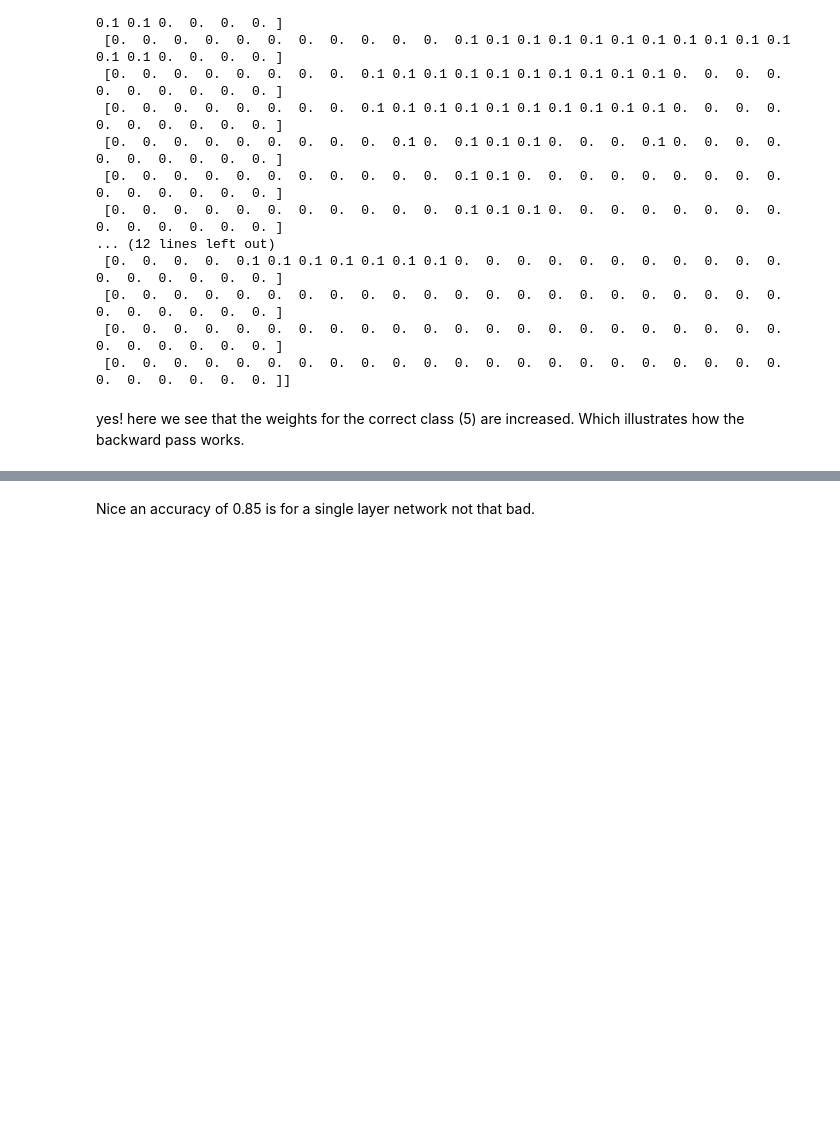
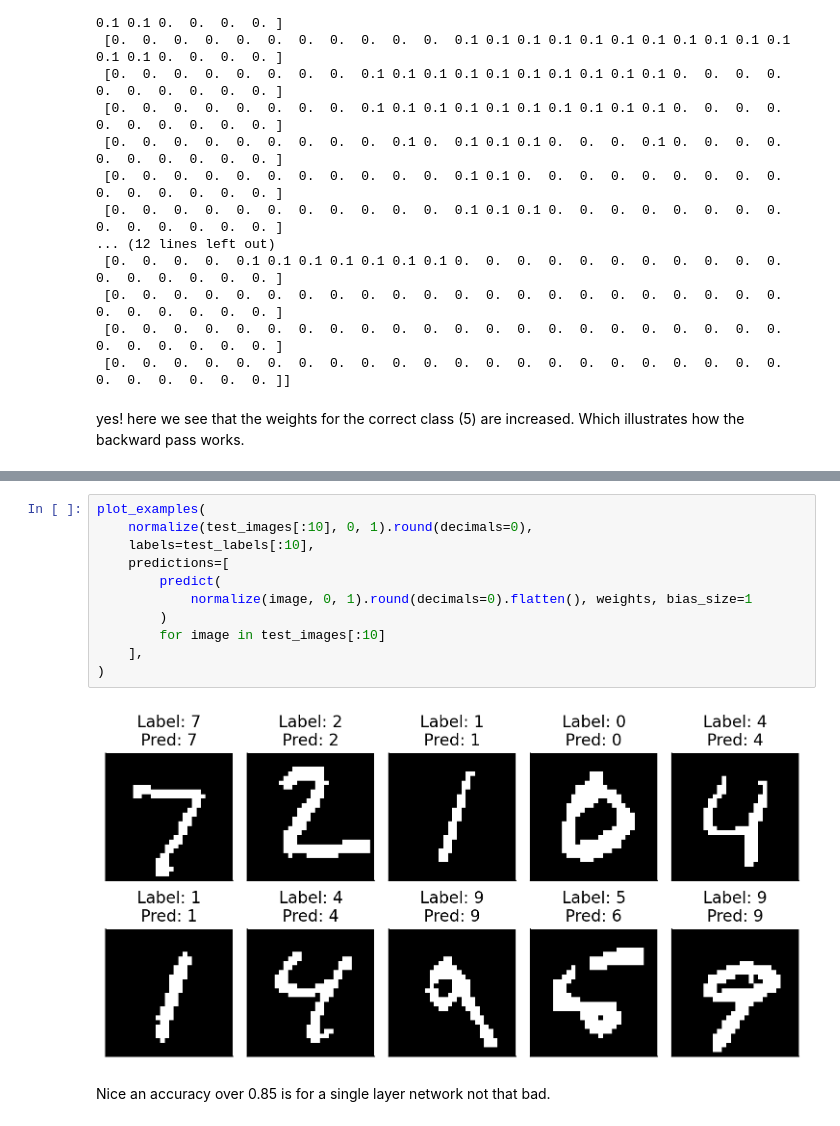
Before and after one commit to lukasGeisseler/Neural_Networks_in_Numpy, a Jupyter notebook: 02_Perceptron.ipynb, the cells around one changed output, grey strips where cells are left out. Saved outputs shown, nothing was run; the diff lists cells and outputs as text; blank space fills up the shorter version.

```diff
--- a/02_Perceptron.ipynb
+++ b/02_Perceptron.ipynb
@@ -534,2 +553,15 @@ Accuracy: 0.854
+# %%
+plot_examples(
+    normalize(test_images[:10], 0, 1).round(decimals=0),
+    labels=test_labels[:10],
+    predictions=[
+        predict(
+            normalize(image, 0, 1).round(decimals=0).flatten(), weights, bias_size=1
+        )
+        for image in test_images[:10]
+    ],
+)
+# %% [output]
+[figure, added]
 # %% [markdown]
-Nice an accuracy of 0.85 is for a single layer network not that bad.
+Nice an accuracy over 0.85 is for a single layer network not that bad.
```
Also changed, not shown: parts of 9 cells of this notebook.
